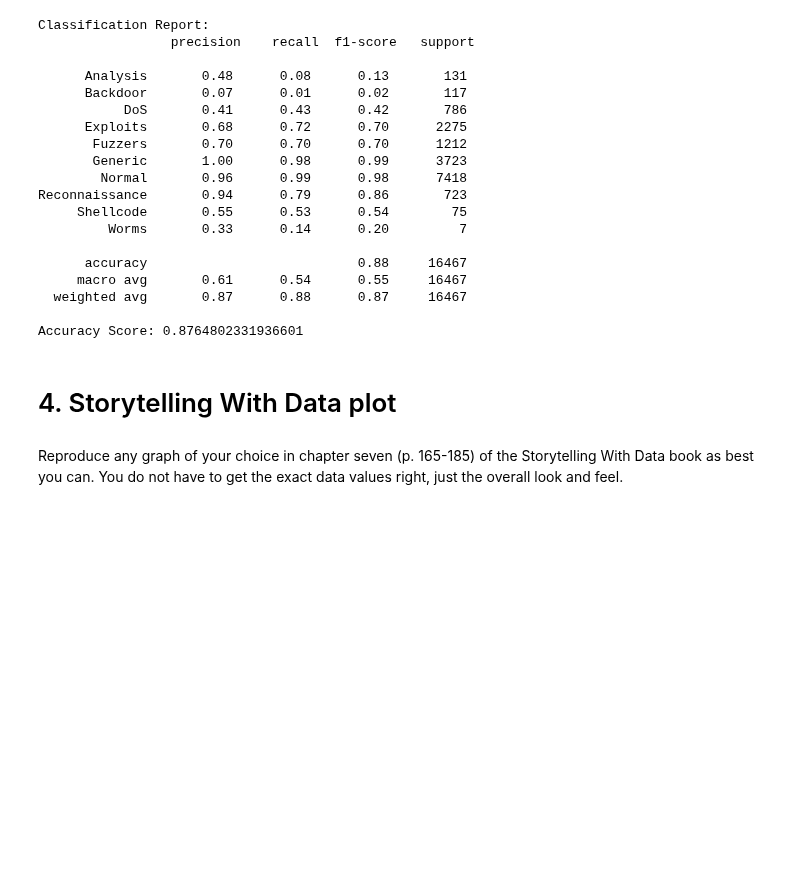
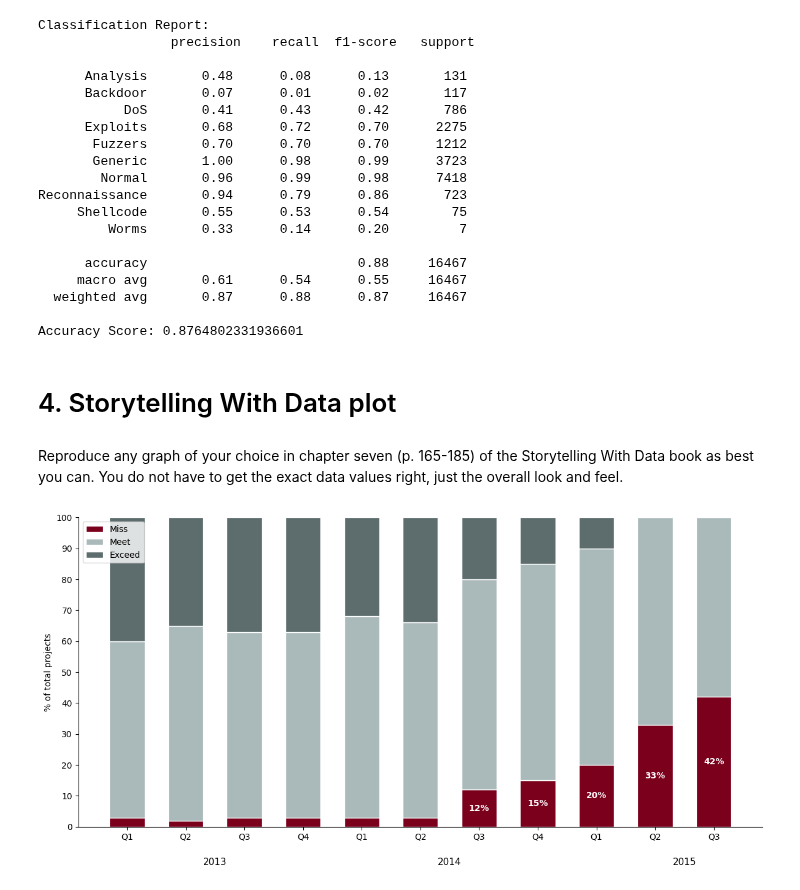
Before and after one commit to alr6qr/2025-spring-B2, a Jupyter notebook: Week11.ipynb, the cells around one changed output. Cells and saved outputs as stored; diff of their text form; code cells hidden in the pictures; blank space fills up the shorter version.

Commit message:
week 10_11_12 complete

```diff
--- a/Week11.ipynb
+++ b/Week11.ipynb
@@ -212,3 +212,46 @@ Accuracy Score: 0.8764802331936601
 # 4. Storytelling With Data plot
 # %% [markdown]
 Reproduce any graph of your choice in chapter seven (p. 165-185) of the Storytelling With Data book as best you can. You do not have to get the exact data values right, just the overall look and feel.
+# %%
+### GRAPH IS FROM WEEK 6
+
+import numpy as np
+import matplotlib.pyplot as plt
+
+# data
+labels = ['Q1', 'Q2', 'Q3', 'Q4'] * 2 + ['Q1', 'Q2', 'Q3']  # 11 total
+years = ['2013'] * 4 + ['2014'] * 4 + ['2015'] * 3  # only 3 quarters in 2015
+
+miss = [3, 2, 3, 3, 3, 3, 12, 15, 20, 33, 42]
+meet = [57, 63, 60, 60, 65, 63, 68, 70, 70, 67, 58]
+exceed = [40, 35, 37, 37, 32, 34, 20, 15, 10, 0, 0]
+
+x = np.arange(len(miss))
+width = 0.6
+fig, ax = plt.subplots(figsize=(12, 6))
+
+# stacked bars
+p1 = ax.bar(x, miss, width, color='#7B001C', edgecolor="white", label='Miss')
+p2 = ax.bar(x, meet, width, bottom=miss, color='#AABABB', edgecolor="white", label='Meet')
+bottom_exceed = [miss[i] + meet[i] for i in range(len(miss))]
+p3 = ax.bar(x, exceed, width, bottom=bottom_exceed, color='#5D6D6D', edgecolor="white", label='Exceed')
+
+for i, val in enumerate(miss):
+    if val >= 10:
+        ax.text(x[i], val / 2, f"{val}%", ha='center', va='center', color='white', fontsize=10, fontweight='bold')
+
+ax.set_ylabel('% of total projects')
+ax.set_yticks(np.arange(0, 101, 10))
+ax.set_ylim(0, 100)
+ax.set_xticks(x)
+ax.set_xticklabels(labels)
+# Add secondary labels for years
+for year_pos, year in zip([1.5, 5.5, 9.5], ['2013', '2014', '2015']):
+    ax.text(year_pos, -10, year, ha='center', va='top', fontsize=11)
+
+ax.spines[['top', 'right']].set_visible(False)
+ax.legend(loc='upper left')
+plt.tight_layout()
+plt.show()
+# %% [output]
+[figure, added]
```
Also changed, not shown: 3 other files.
